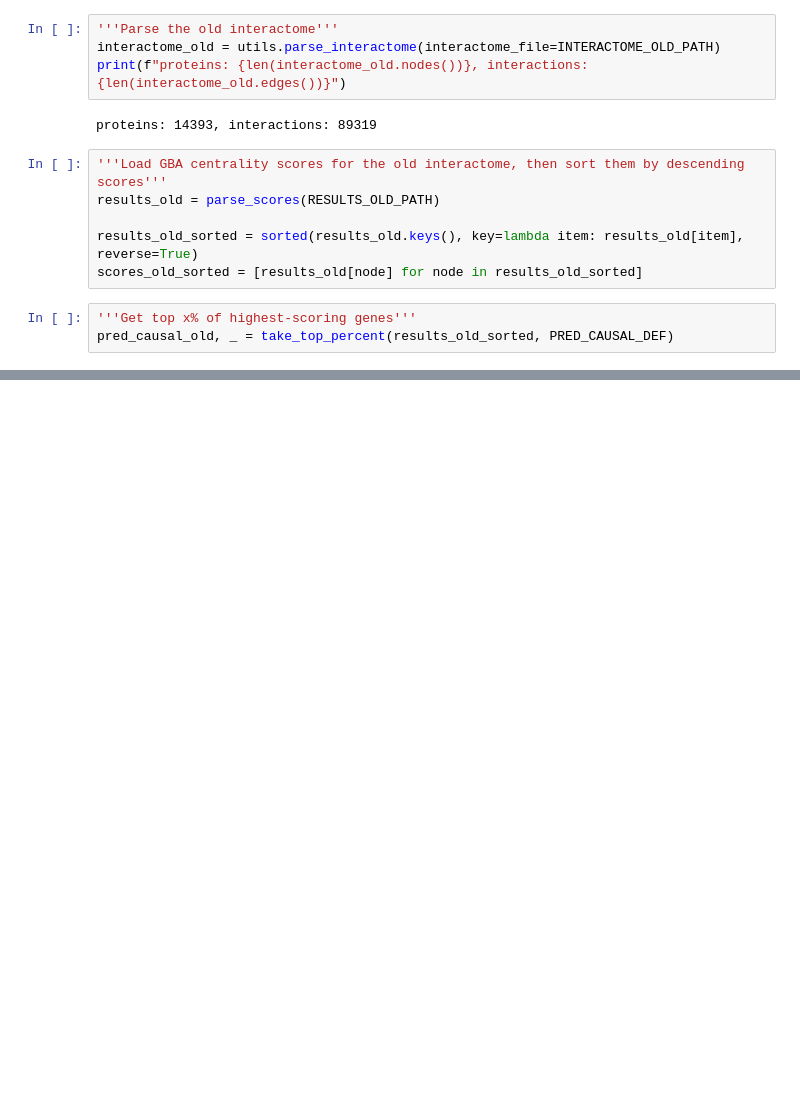
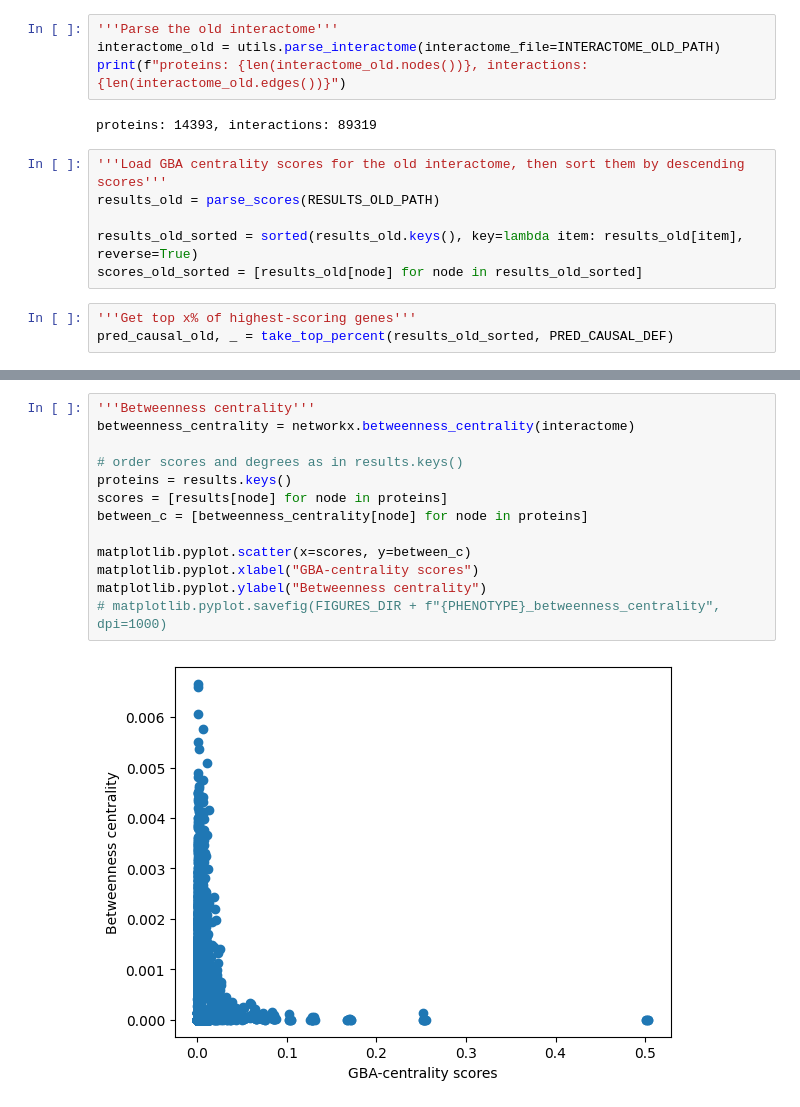
Before and after one commit to jedrzejkubica/GBA-centrality, a Jupyter notebook: dev/validation_GBA_centrality.ipynb, the cells around one changed output, grey strips where cells are left out. Drawn from its saved outputs; the diff is of its cells as text; blank space fills up the shorter version.

```diff
--- a/dev/validation_GBA_centrality.ipynb
+++ b/dev/validation_GBA_centrality.ipynb
@@ -385,0 +457,15 @@ matplotlib.pyplot.savefig(FIGURES_DIR + f"{PHENOTYPE}_robustness", dpi=1000)
+# %%
+'''Betweenness centrality'''
+betweenness_centrality = networkx.betweenness_centrality(interactome)
+
+# order scores and degrees as in results.keys()
+proteins = results.keys()
+scores = [results[node] for node in proteins]
+between_c = [betweenness_centrality[node] for node in proteins]
+
+matplotlib.pyplot.scatter(x=scores, y=between_c)
+matplotlib.pyplot.xlabel("GBA-centrality scores")
+matplotlib.pyplot.ylabel("Betweenness centrality")
+# matplotlib.pyplot.savefig(FIGURES_DIR + f"{PHENOTYPE}_betweenness_centrality", dpi=1000)
+# %% [output]
+[figure, added]
```
Also changed, not shown: parts of 21 cells of this notebook.
